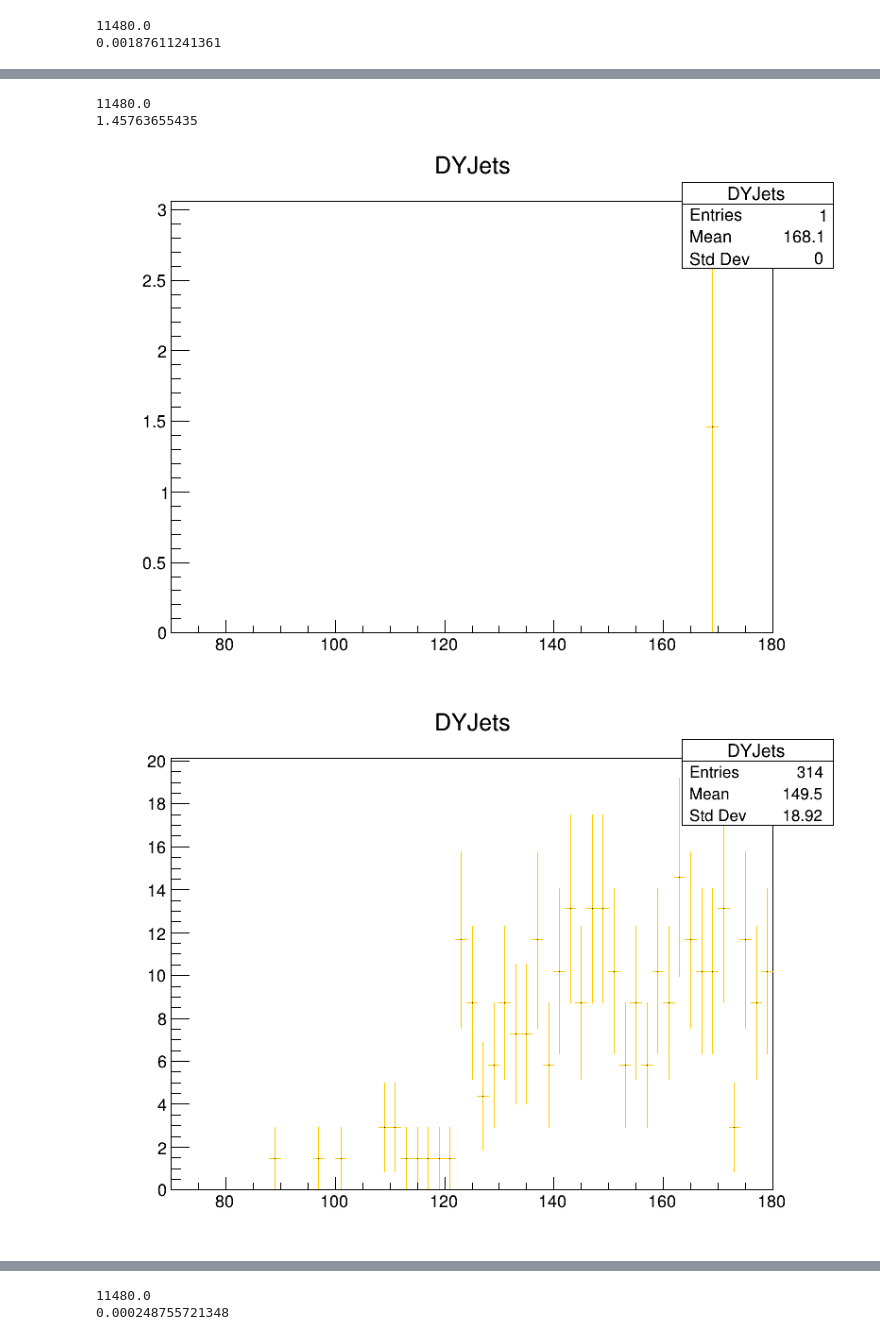
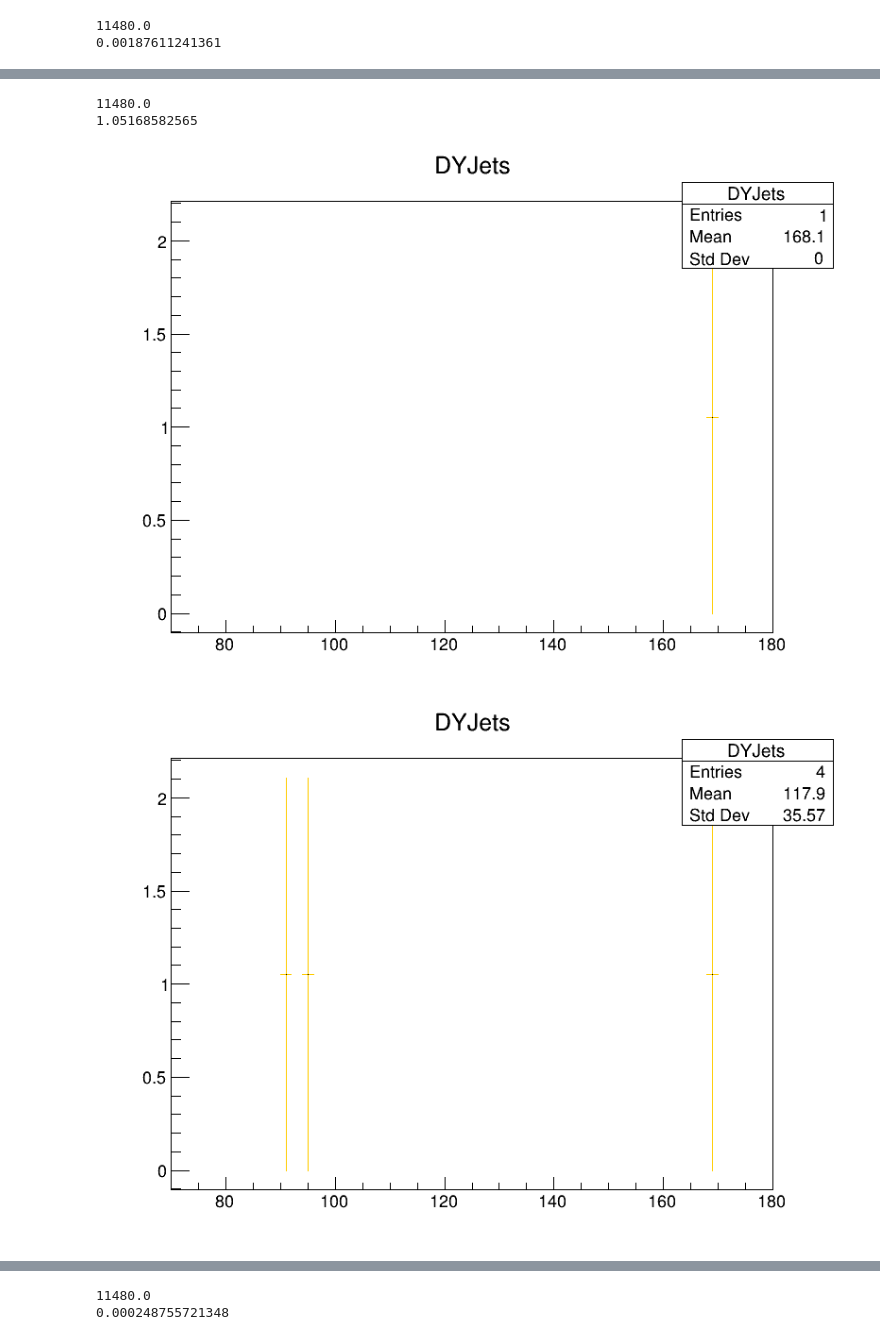
Before and after one commit to robertasgao/cms-opendata-jupyter, a Jupyter notebook: Simulation.ipynb, the cells around one changed output, grey strips where cells are left out. Cells and saved outputs as stored; diff of their text form; code cells hidden in the pictures.

```diff
--- a/Simulation.ipynb
+++ b/Simulation.ipynb
@@ -255,7 +255,7 @@ for i in range(0,nEntries):
     for j in range(0,t.nElectron):
         #relative isolation
         Erellso = t.Electron_pfRelIso03_all[j]
-        if Erellso >= 0.3: continue
+        if abs(Erellso) >= 0.4: continue
         #transverse momentum
         Ept = t.Electron_pt[j]
         if Ept <= 7: continue
@@ -269,7 +269,7 @@ for i in range(0,nEntries):
         Edz = t.Electron_dz[j]
         if abs(Edz) >= 1: continue
         #3D impact significance
-        Esip = np.sqrt((Edxy / t.Electron_dxyErr[j]) ** 2 + (Edz / t.Electron_dzErr[j]) ** 2)
+        Esip = np.sqrt((Edxy**2+Edz**2)/(t.Electron_dxyErr[j]**2+t.Electron_dzErr[j]**2))
         if Esip >= 4: continue
         nGoodElectron += 1
         totCharge += t.Electron_charge[j]
@@ -345,5 +345,5 @@ h_ZZto2e2mu.Write()
 # %%
-f = r.TFile("samples/DYJetsToLL_skim.root")
+f = r.TFile("samples/DYJetsToLL_skim_v2.root")
 f.ls()
 t = f.Get("Events")
 nEntries = t.GetEntries()
@@ -362,14 +362,14 @@ h_DYJets.SetLineColor(r.kOrange)
 h_DYJets.Draw()
 c.Update()
 # %%
-xsec = 2.7903452E+03*1.386
+xsec = 2.7903452E+03
 nEvents = 30458871
 print(lumi)
 weight = lumi * xsec / nEvents
 print(weight)
 # %% [output]
 11480.0
-1.45763655435
+1.05168582565
 # %%
 #selecting the 4u events
 for i in range(0,nEntries):
@@ -381,7 +381,7 @@ for i in range(0,nEntries):
     for j in range(0,t.nMuon):
         #relative isolation
         Mrellso = t.Muon_pfRelIso04_all[j]
-        if Mrellso >= 0.4: continue
+        if abs(Mrellso) >= 0.4: continue
         #transverse momentum
         Mpt = t.Muon_pt[j]
         if Mpt <= 5: continue
@@ -395,7 +395,7 @@ for i in range(0,nEntries):
         Mdz = t.Muon_dz[j]
         if abs(Mdz) >= 1: continue
         #3D impact significance
-        Msip = np.sqrt((Mdxy / t.Muon_dxyErr[j]) ** 2 + (Mdz / t.Muon_dzErr[j]) ** 2)
+        Msip = np.sqrt((Mdxy**2+Mdz**2)/(t.Muon_dxyErr[j]**2+t.Muon_dzErr[j]**2))
         if Msip >= 4: continue
         nGoodMuon += 1
         totCharge += t.Muon_charge[j]
@@ -415,7 +415,7 @@ for i in range(0,nEntries):
 c.Update()
 c.Draw()
 # %% [output]
-[figure, old version]
+[figure, new version]
 # %%
 #selecting the 4e events
 for i in range(0,nEntries):
@@ -427,41 +427,41 @@ for i in range(0,nEntries):
     for j in range(0,t.nElectron):
         #relative isolation
         Erellso = t.Electron_pfRelIso03_all[j]
-        if Erellso >= 0.3: continue
+        if abs(Erellso) >= 0.4: continue
         #transverse momentum
         Ept = t.Electron_pt[j]
         if Ept <= 7: continue
         #pseudorapidity
         Eeta = t.Electron_eta[j]
         if abs(Eeta) >= 2.5: continue
         #Transverse impact parameter
         Edxy = t.Electron_dxy[j]
         if abs(Edxy) >= 0.5: continue
         #Longitudinal impact parameter
         Edz = t.Electron_dz[j]
         if abs(Edz) >= 1: continue
         #3D impact significance
-        Esip = np.sqrt((Edxy / t.Electron_dxyErr[j]) ** 2 + (Edz / t.Electron_dzErr[j]) ** 2)
+        Esip = np.sqrt((Edxy**2+Edz**2)/(t.Electron_dxyErr[j]**2+t.Electron_dzErr[j]**2))
         if Esip >= 4: continue
         nGoodElectron += 1
         totCharge += t.Electron_charge[j]
         lepton = {
             'pt' : Ept,
             'phi' : t.Electron_phi[j],
             'eta' : Eeta,
             'mass' : t.Electron_mass[j],
             'charge' : t.Electron_charge[j],
         }
         Leptons.append(lepton)
     if nGoodElectron != 4: continue
     if totCharge != 0: continue
     Leptons = sorted(Leptons, key = lambda j:j['charge'], reverse =True)
     if (not check(Leptons)): continue
     h_DYJets.Fill(invmass(Leptons),weight)
 c.Update()
 c.Draw()
 # %% [output]
-[figure, old version]
+[figure, new version]
 # %%
 #selecting the 2e2u events
 for i in range(0,nEntries):
```
Also changed, not shown: parts of 18 cells of this notebook, 3 other files.
